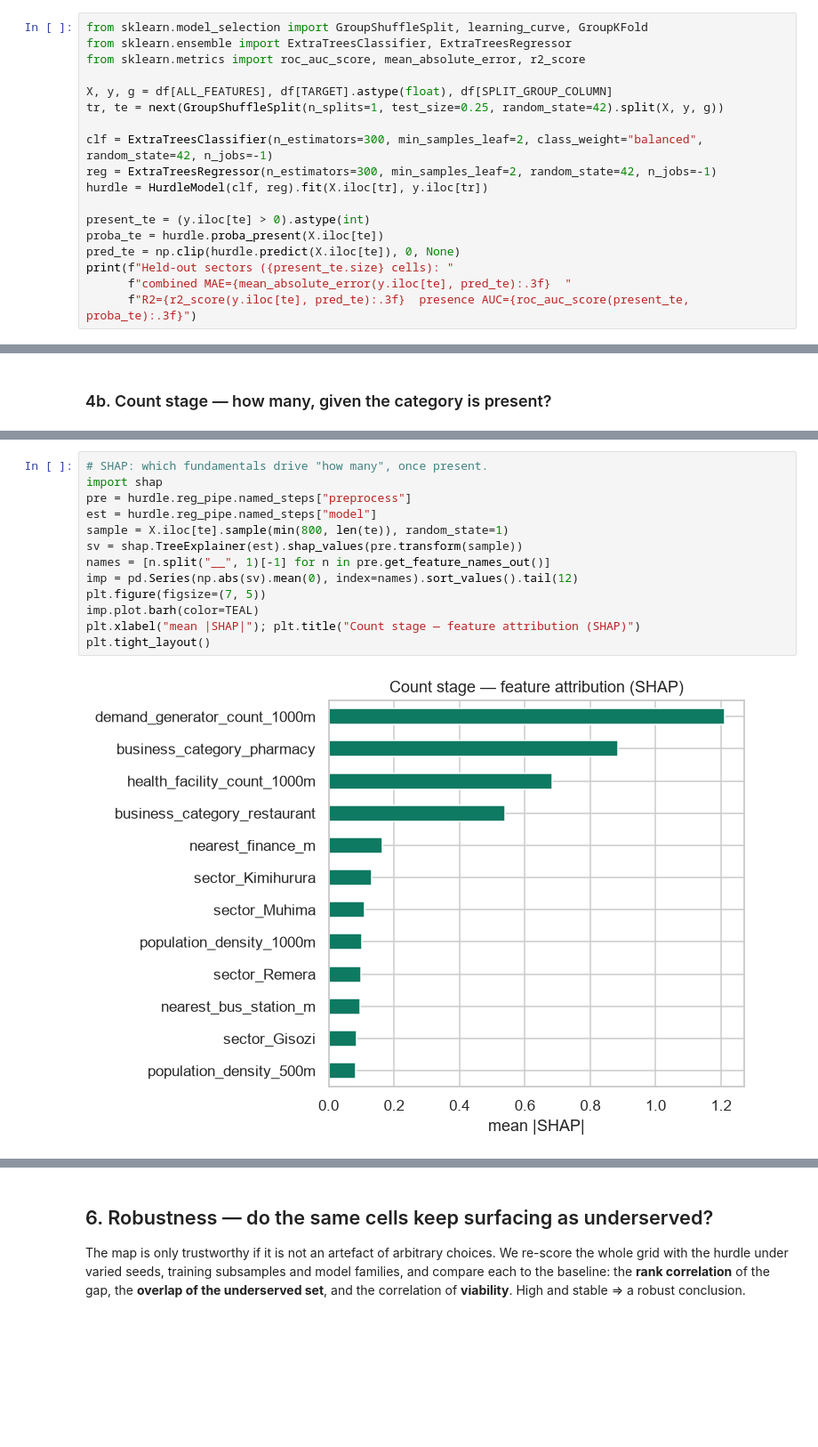
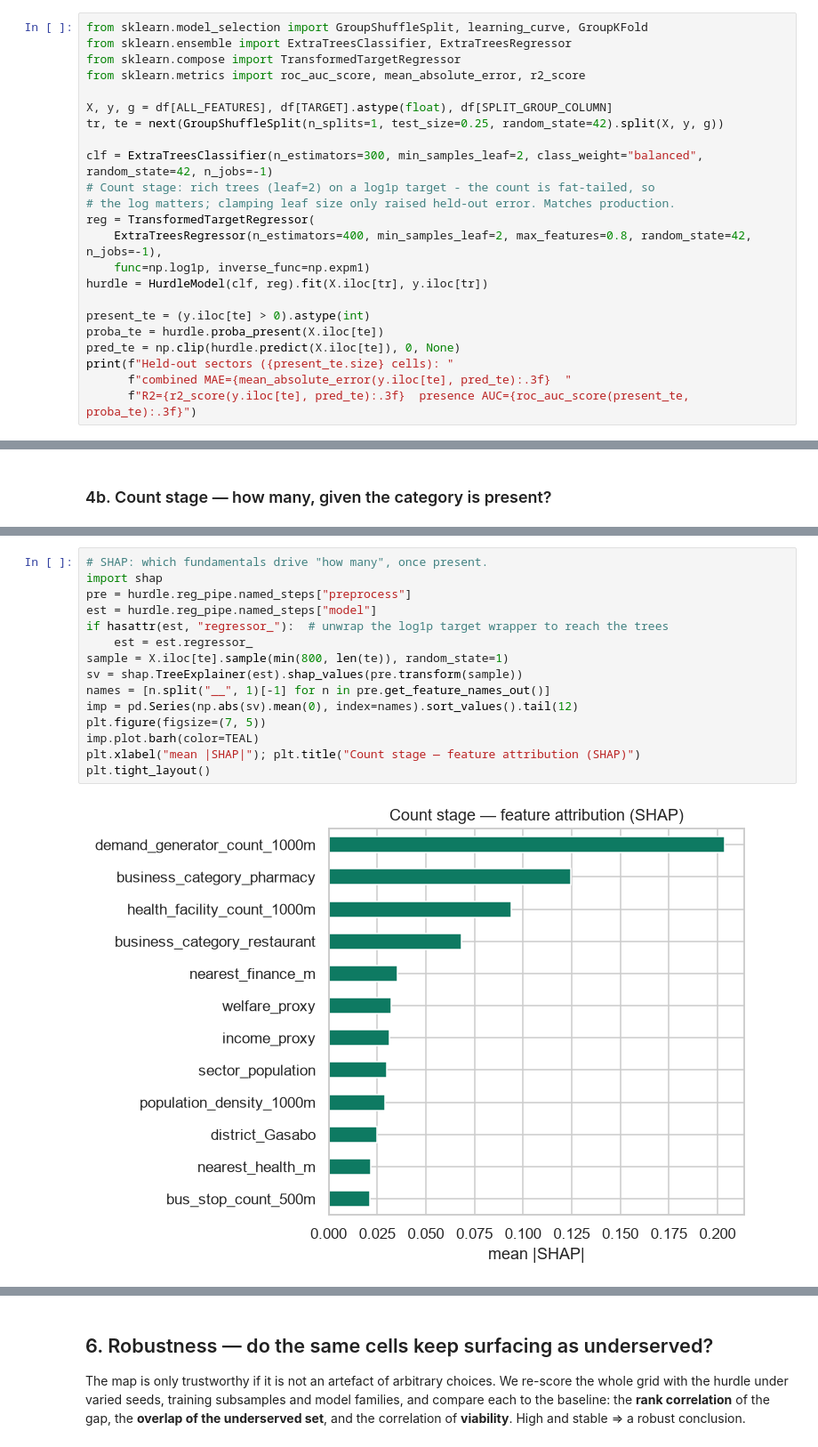
Before and after one commit to Alliance-D/bizintel-backend, a Jupyter notebook: ml/notebooks/model_development.ipynb, the cells around one changed output, grey strips where cells are left out. Shown at 89% size. Cells and saved outputs as stored; diff of their text form; blank space fills up the shorter version.

Commit message:
Improve hurdle count stage: log-target, drop non-generalising sector feature

```diff
--- a/ml/notebooks/model_development.ipynb
+++ b/ml/notebooks/model_development.ipynb
@@ -124,13 +124,18 @@ held-out-sector split and inspect each stage in turn.
 # %%
 from sklearn.model_selection import GroupShuffleSplit, learning_curve, GroupKFold
 from sklearn.ensemble import ExtraTreesClassifier, ExtraTreesRegressor
+from sklearn.compose import TransformedTargetRegressor
 from sklearn.metrics import roc_auc_score, mean_absolute_error, r2_score
 
 X, y, g = df[ALL_FEATURES], df[TARGET].astype(float), df[SPLIT_GROUP_COLUMN]
 tr, te = next(GroupShuffleSplit(n_splits=1, test_size=0.25, random_state=42).split(X, y, g))
 
 clf = ExtraTreesClassifier(n_estimators=300, min_samples_leaf=2, class_weight="balanced", random_state=42, n_jobs=-1)
-reg = ExtraTreesRegressor(n_estimators=300, min_samples_leaf=2, random_state=42, n_jobs=-1)
+# Count stage: rich trees (leaf=2) on a log1p target - the count is fat-tailed, so
+# the log matters; clamping leaf size only raised held-out error. Matches production.
+reg = TransformedTargetRegressor(
+    ExtraTreesRegressor(n_estimators=400, min_samples_leaf=2, max_features=0.8, random_state=42, n_jobs=-1),
+    func=np.log1p, inverse_func=np.expm1)
 hurdle = HurdleModel(clf, reg).fit(X.iloc[tr], y.iloc[tr])
 
 present_te = (y.iloc[te] > 0).astype(int)
@@ -201,15 +237,17 @@ plt.tight_layout()
 # %%
 # SHAP: which fundamentals drive "how many", once present.
 import shap
 pre = hurdle.reg_pipe.named_steps["preprocess"]
 est = hurdle.reg_pipe.named_steps["model"]
+if hasattr(est, "regressor_"):  # unwrap the log1p target wrapper to reach the trees
+    est = est.regressor_
 sample = X.iloc[te].sample(min(800, len(te)), random_state=1)
 sv = shap.TreeExplainer(est).shap_values(pre.transform(sample))
 names = [n.split("__", 1)[-1] for n in pre.get_feature_names_out()]
 imp = pd.Series(np.abs(sv).mean(0), index=names).sort_values().tail(12)
 plt.figure(figsize=(7, 5))
 imp.plot.barh(color=TEAL)
 plt.xlabel("mean |SHAP|"); plt.title("Count stage — feature attribution (SHAP)")
 plt.tight_layout()
 # %% [output]
-[figure, old version]
+[figure, new version]
```
Also changed, not shown: parts of 15 cells of this notebook, 3 other files.
